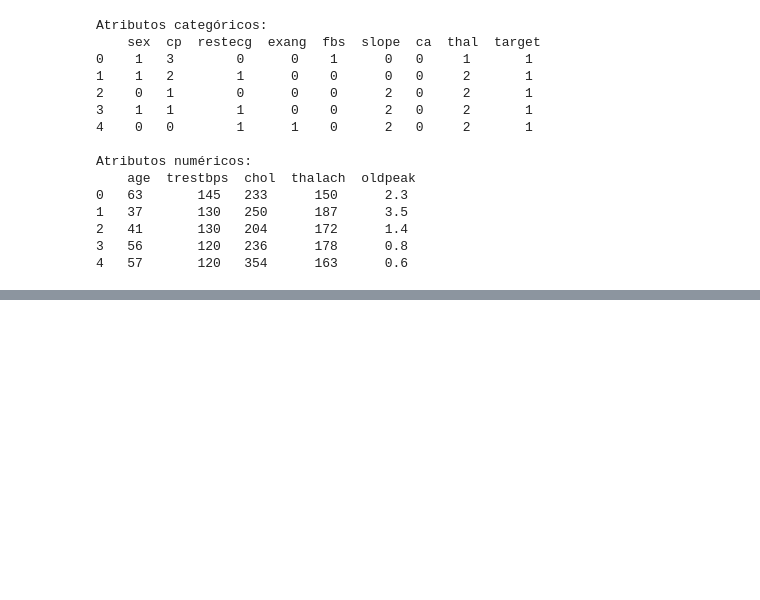
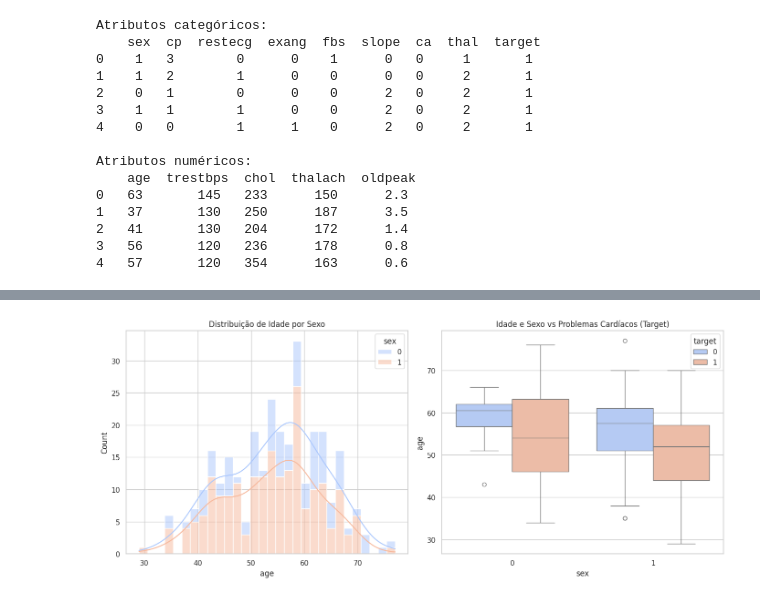
Before and after one commit to profandersonvanin01/doencas_coracao, a Jupyter notebook: Exemplo_Analise_Dados.ipynb, the cells around one changed output, grey strips where cells are left out. Cells and saved outputs as stored; diff of their text form; code cells hidden in the pictures; blank space fills up the shorter version.

```diff
--- a/Exemplo_Analise_Dados.ipynb
+++ b/Exemplo_Analise_Dados.ipynb
@@ -209,0 +216,20 @@ Atributos numéricos:
+# %%
+# Configurando estilo dos gráficos
+sns.set(style="whitegrid")
+
+# Pergunta 1: Análise da relação entre idade, sexo e problemas cardíacos
+plt.figure(figsize=(14, 6))
+
+# Gráfico de distribuição da idade por sexo e presença de problemas cardíacos
+plt.subplot(1, 2, 1)
+sns.histplot(data=bd, x="age", hue="sex", multiple="stack", kde=True, bins=30, palette="coolwarm")
+plt.title("Distribuição de Idade por Sexo")
+
+plt.subplot(1, 2, 2)
+sns.boxplot(data=bd, x="sex", y="age", hue="target", palette="coolwarm")
+plt.title("Idade e Sexo vs Problemas Cardíacos (Target)")
+
+plt.tight_layout()
+plt.show()
+# %% [output]
+[figure, added]
```
Also changed, not shown: parts of 20 cells of this notebook.
